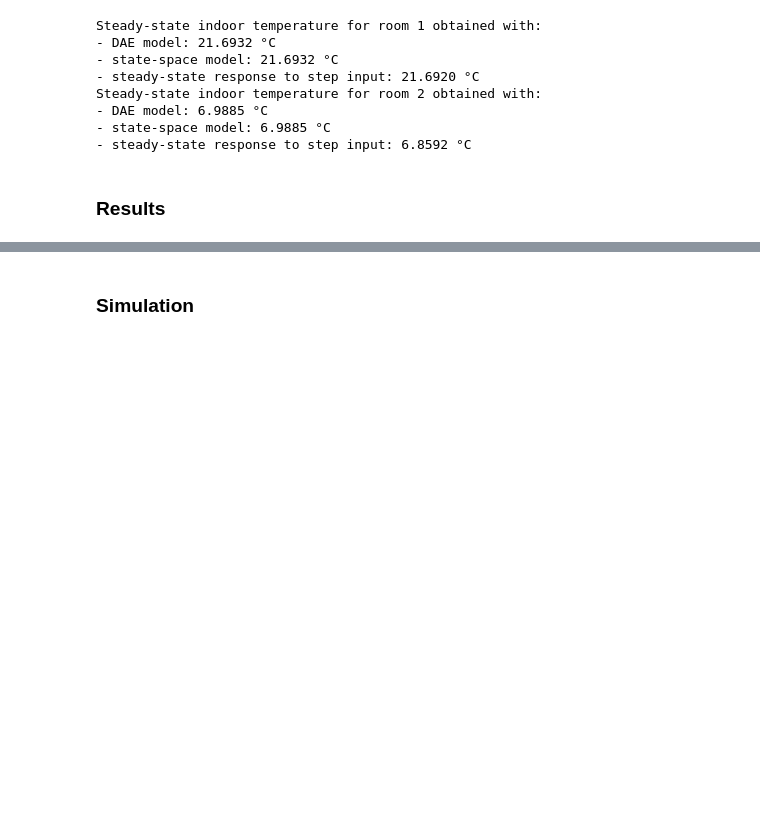
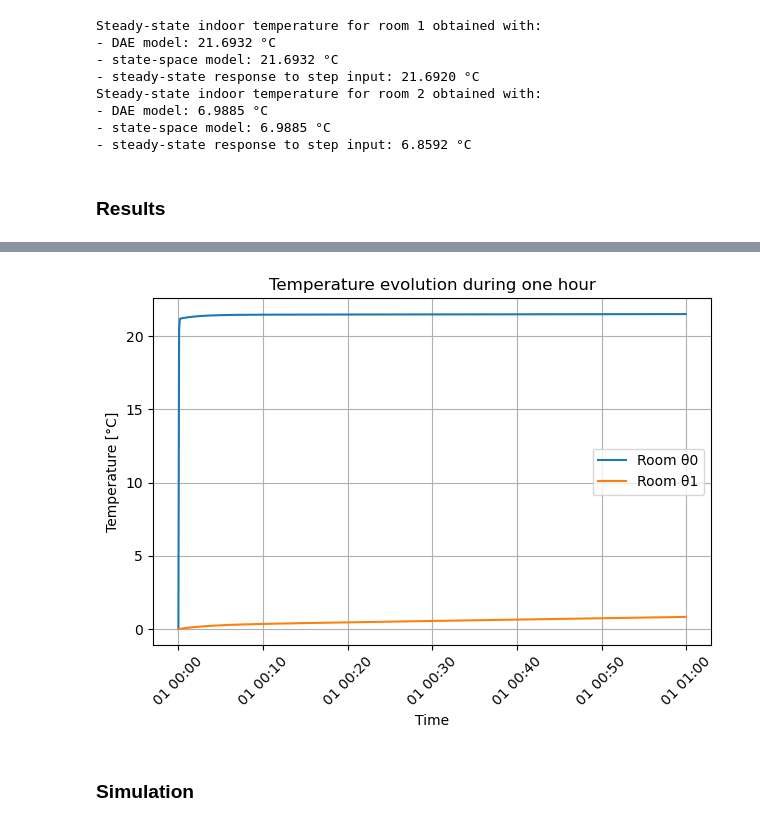
Before and after one commit to dm4bem/thermal-building-model-super-team, a Jupyter notebook: thermal_model_Gustmann_Rahman_Silva_Uddin.ipynb, the cells around one changed output, grey strips where cells are left out. Drawn from its saved outputs; the diff is of its cells as text; code cells hidden in the pictures; blank space fills up the shorter version.

```diff
--- a/thermal_model_Gustmann_Rahman_Silva_Uddin.ipynb
+++ b/thermal_model_Gustmann_Rahman_Silva_Uddin.ipynb
@@ -746,6 +746,36 @@ display(results_table.round(2))
 | 0 | DAE | 25.03 | 26.11 | 21.69 | 6.99 |
 | 1 | State Space | 25.03 | 26.11 | 21.69 | 6.99 |
 | 2 | Step Input | 25.02 | 25.68 | 21.69 | 6.86 |
+# %%
+y = y_exp_winter
+y_instability = y.copy()
+
+# Elegir hora inicial
+inicio = pd.Timestamp("2000-01-01 00:00:00", tz=y_instability.index.tz)
+
+# Definir una ventana de 1 hora
+fin = inicio + pd.Timedelta(hours=1)
+
+# Filtrar exactamente una hora
+y_1h = y_instability.loc[(y_instability.index >= inicio) & (y_instability.index < fin)]
+
+# Graficar ambas columnas
+plt.figure()
+
+plt.plot(y_1h.index, y_1h["θ0"], label="Room θ0")
+plt.plot(y_1h.index, y_1h["θ1"], label="Room θ1")
+
+plt.xlabel("Time")
+plt.ylabel("Temperature [°C]")
+plt.title("Temperature evolution during one hour")
+plt.grid(True)
+plt.legend()
+plt.xticks(rotation=45)
+plt.tight_layout()
+
+plt.show()
+# %% [output]
+[figure, added]
 # %% [markdown]
 ### Simulation
 # %%
```
Also changed, not shown: parts of 5 cells of this notebook.
